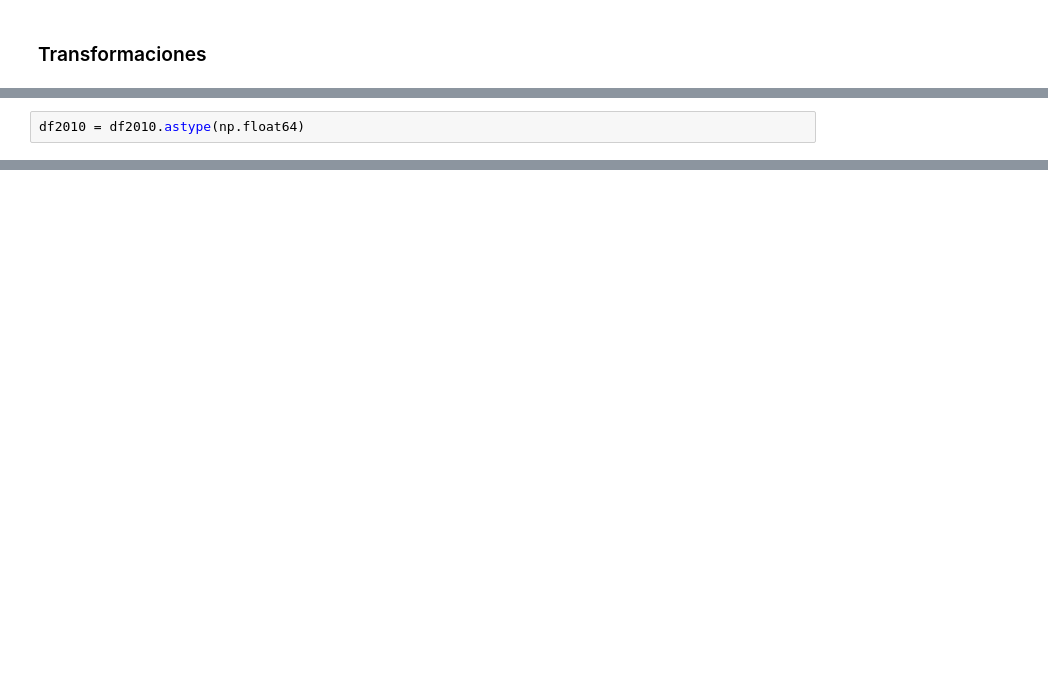
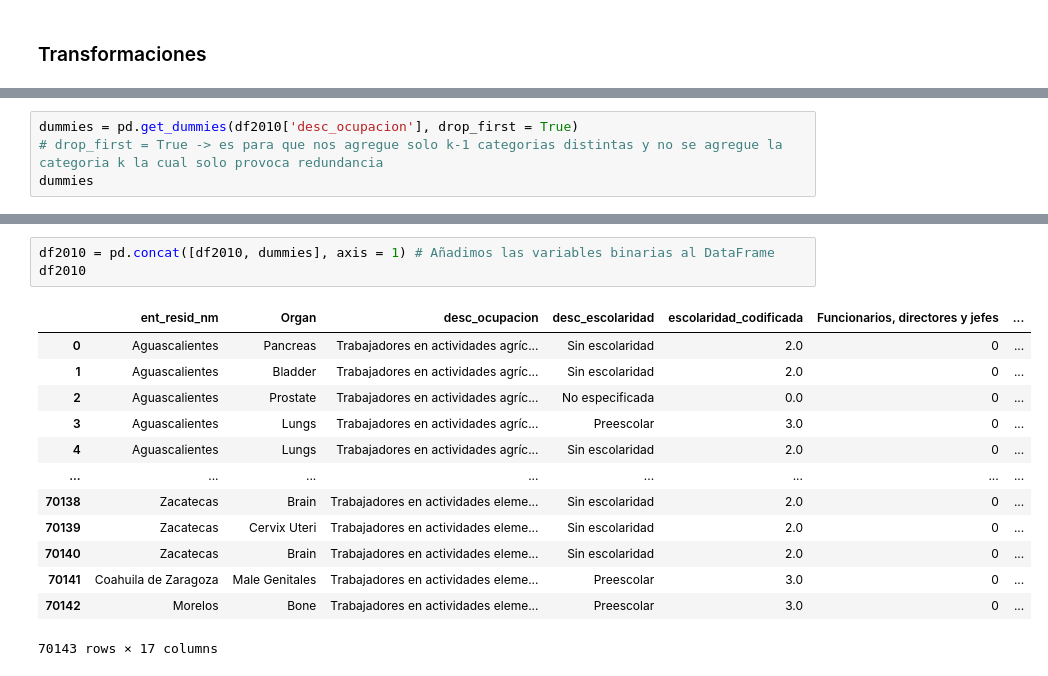
Before and after one commit to aledelorbe/pt2Codigos, a Jupyter notebook: SegundasActividades/Algoritmos.ipynb, the cells around one changed output, grey strips where cells are left out. Cells and saved outputs as stored; diff of their text form; blank space fills up the shorter version.

Commit message:
Codificacion de variable educacion

```diff
--- a/SegundasActividades/Algoritmos.ipynb
+++ b/SegundasActividades/Algoritmos.ipynb
@@ -148,2 +31,0 @@ AttributeError: ignored
-# %%
-df2010 = df2010.astype(np.float64)
@@ -149,0 +101,4 @@ df2010 = df2010.astype(np.float64)
+# %%
+dummies = pd.get_dummies(df2010['desc_ocupacion'], drop_first = True)
+# drop_first = True -> es para que nos agregue solo k-1 categorias distintas y no se agregue la categoria k la cual solo provoca redundancia
+dummies
@@ -149,0 +119,17 @@ df2010 = df2010.astype(np.float64)
+# %%
+df2010 = pd.concat([df2010, dummies], axis = 1) # Añadimos las variables binarias al DataFrame
+df2010
+# %% [output]
+|  | ent_resid_nm | Organ | desc_ocupacion | desc_escolaridad | escolaridad_codificada | Funcionarios, directores y jefes | ... |
+| 0 | Aguascalientes | Pancreas | Trabajadores en actividades agríc... | Sin escolaridad | 2.0 | 0 | ... |
+| 1 | Aguascalientes | Bladder | Trabajadores en actividades agríc... | Sin escolaridad | 2.0 | 0 | ... |
+| 2 | Aguascalientes | Prostate | Trabajadores en actividades agríc... | No especificada | 0.0 | 0 | ... |
+| 3 | Aguascalientes | Lungs | Trabajadores en actividades agríc... | Preescolar | 3.0 | 0 | ... |
+| 4 | Aguascalientes | Lungs | Trabajadores en actividades agríc... | Sin escolaridad | 2.0 | 0 | ... |
+| ... | ... | ... | ... | ... | ... | ... | ... |
+| 70138 | Zacatecas | Brain | Trabajadores en actividades eleme... | Sin escolaridad | 2.0 | 0 | ... |
+| 70139 | Zacatecas | Cervix Uteri | Trabajadores en actividades eleme... | Sin escolaridad | 2.0 | 0 | ... |
+| 70140 | Zacatecas | Brain | Trabajadores en actividades eleme... | Sin escolaridad | 2.0 | 0 | ... |
+| 70141 | Coahuila de Zaragoza | Male Genitales | Trabajadores en actividades eleme... | Preescolar | 3.0 | 0 | ... |
+| 70142 | Morelos | Bone | Trabajadores en actividades eleme... | Preescolar | 3.0 | 0 | ... |
+70143 rows × 17 columns
```
Also changed, not shown: parts of 18 cells of this notebook.
